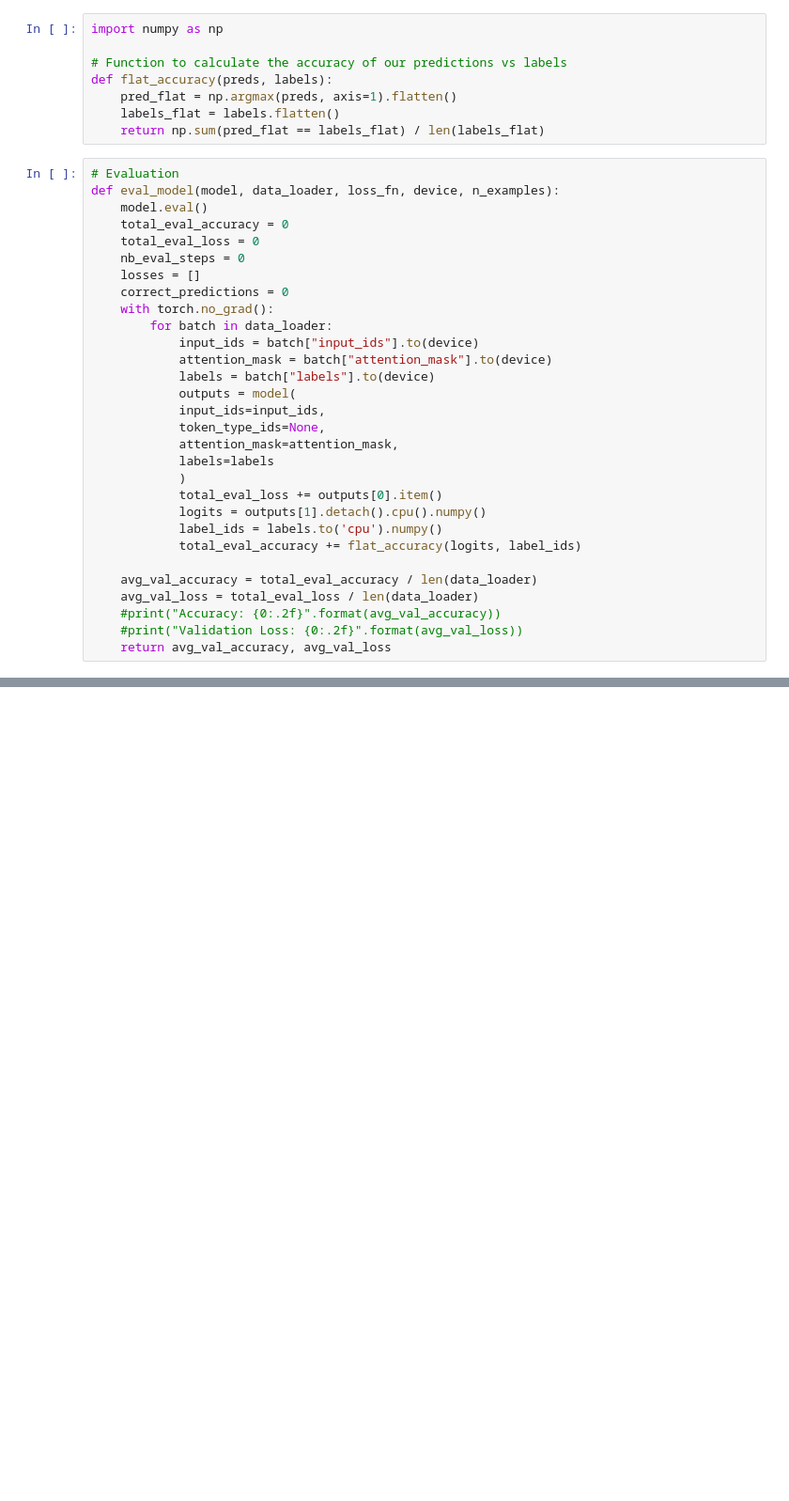
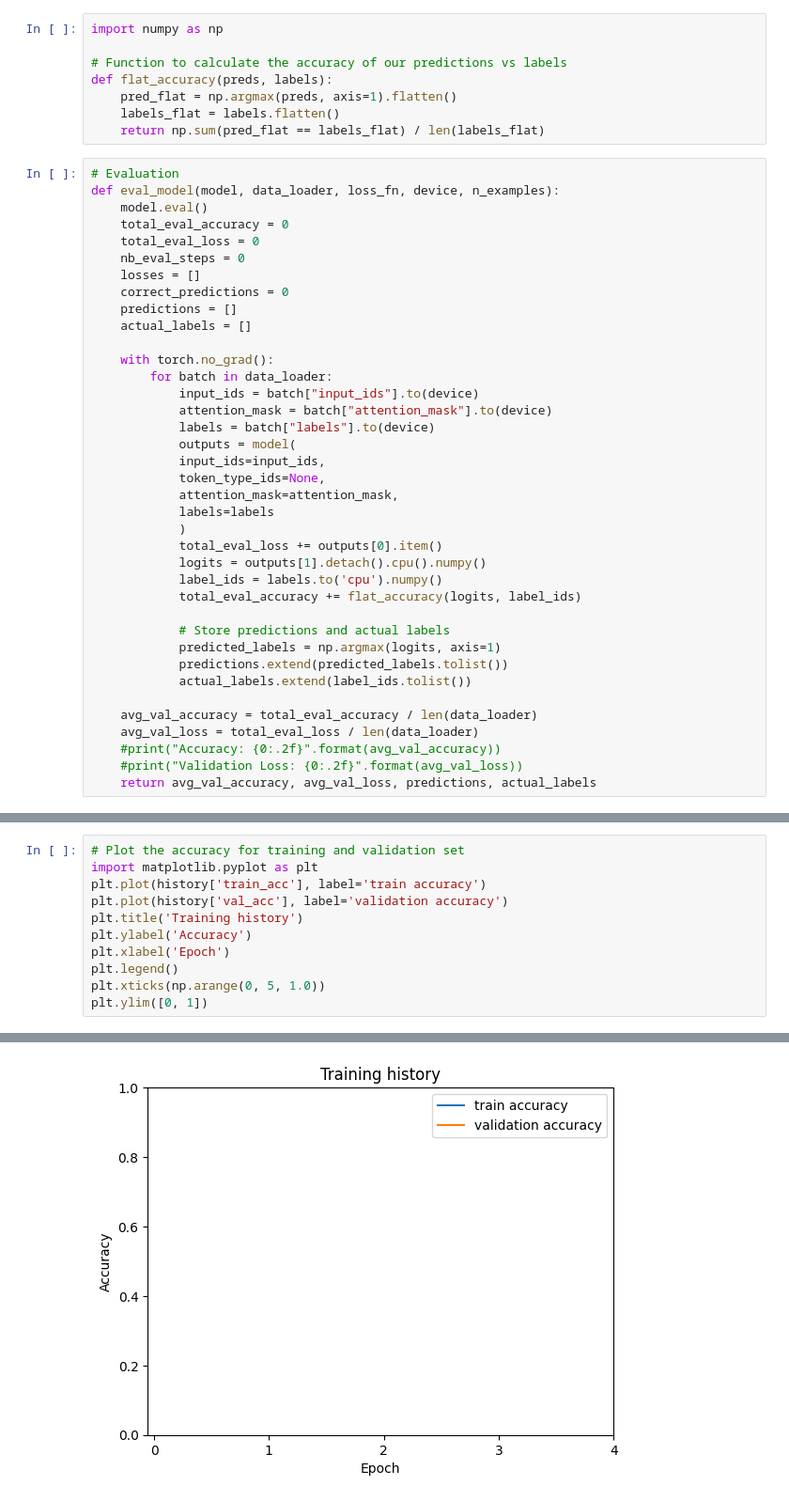
Before and after one commit to felix-datascience/amazon_sentiment_analysis, a Jupyter notebook: sentiment_bert_fine_tuning.ipynb, the cells around one changed output, grey strips where cells are left out. Shown at 94% size. Drawn from its saved outputs; the diff is of its cells as text; blank space fills up the shorter version.

```diff
--- a/sentiment_bert_fine_tuning.ipynb
+++ b/sentiment_bert_fine_tuning.ipynb
@@ -484,6 +484,9 @@ def eval_model(model, data_loader, loss_fn, device, n_examples):
     nb_eval_steps = 0
     losses = []
     correct_predictions = 0
+    predictions = []
+    actual_labels = []
+
     with torch.no_grad():
         for batch in data_loader:
             input_ids = batch["input_ids"].to(device)
@@ -500,11 +503,16 @@ def eval_model(model, data_loader, loss_fn, device, n_examples):
             label_ids = labels.to('cpu').numpy()
             total_eval_accuracy += flat_accuracy(logits, label_ids)
 
+            # Store predictions and actual labels
+            predicted_labels = np.argmax(logits, axis=1)
+            predictions.extend(predicted_labels.tolist())
+            actual_labels.extend(label_ids.tolist())
+
     avg_val_accuracy = total_eval_accuracy / len(data_loader)
     avg_val_loss = total_eval_loss / len(data_loader)
     #print("Accuracy: {0:.2f}".format(avg_val_accuracy))
     #print("Validation Loss: {0:.2f}".format(avg_val_loss))
-    return avg_val_accuracy, avg_val_loss
+    return avg_val_accuracy, avg_val_loss, predictions, actual_labels
 # %%
 %%time
 from collections import defaultdict
@@ -571,0 +580,12 @@ Testing Accuracy: 0.8600133214920072
+# %%
+# Plot the accuracy for training and validation set
+import matplotlib.pyplot as plt
+plt.plot(history['train_acc'], label='train accuracy')
+plt.plot(history['val_acc'], label='validation accuracy')
+plt.title('Training history')
+plt.ylabel('Accuracy')
+plt.xlabel('Epoch')
+plt.legend()
+plt.xticks(np.arange(0, 5, 1.0))
+plt.ylim([0, 1])
+# %% [output]
@@ -571,0 +593 @@ Testing Accuracy: 0.8600133214920072
+[figure, added]
```
Also changed, not shown: parts of 20 cells of this notebook.
